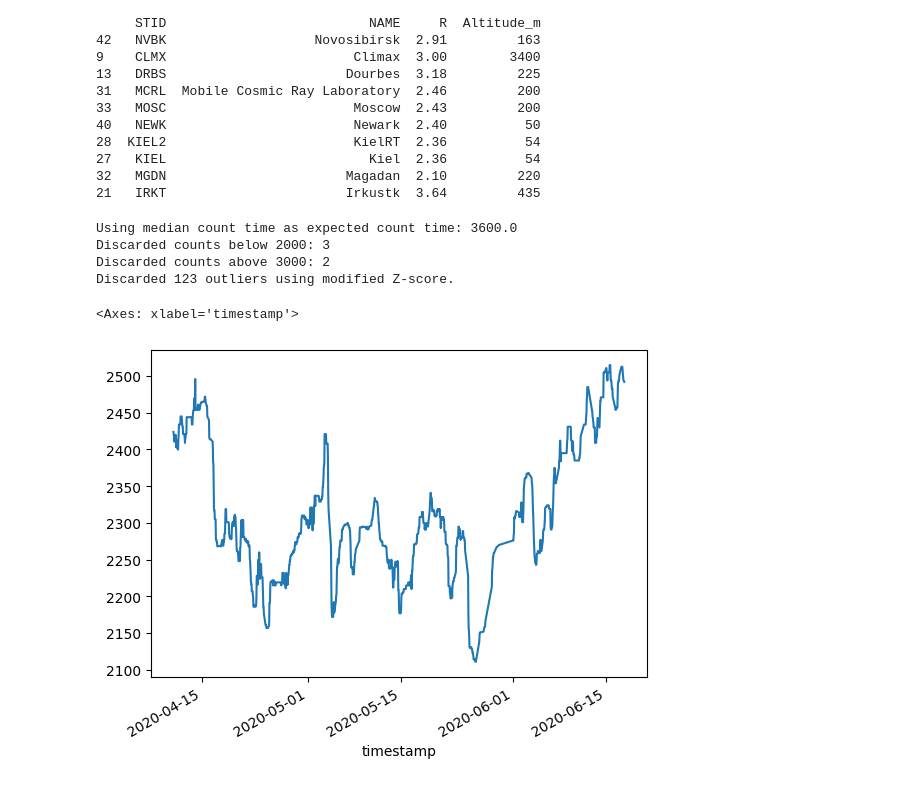
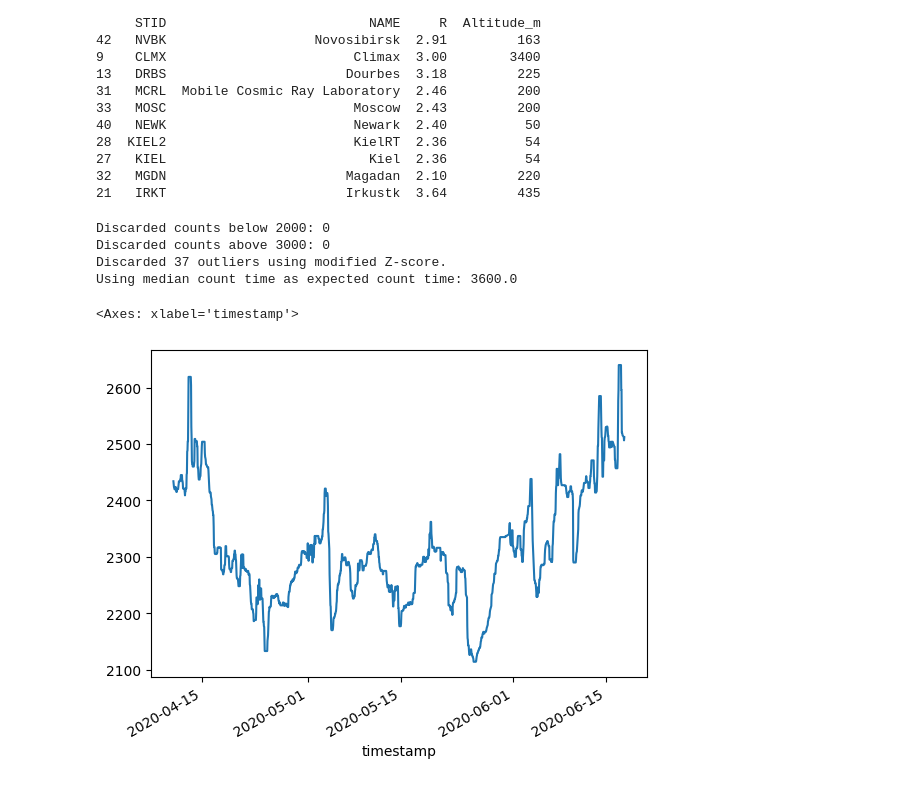
Before and after one commit to soilwater/crnpy, a Jupyter notebook: docs/examples/stationary/example_RDT_station.ipynb, the cells around one changed output. Saved outputs shown, nothing was run; the diff lists cells and outputs as text; code cells hidden in the pictures.

```diff
--- a/docs/examples/stationary/example_RDT_station.ipynb
+++ b/docs/examples/stationary/example_RDT_station.ipynb
@@ -88,22 +88,22 @@ Your cutoff rigidity is 2.87 GV
 # Fill NaN values in atmospheric data
 df[['pressure', 'RH', 'T']] = crnpy.fill_missing_atm(df[['pressure', 'RH', 'T']])
 # Correct count by atmospheric variables and incoming flux
+df['total_counts']=crnpy.drop_outlier(df['total_counts'], min_counts=2000, max_counts=3000)
+df['total_counts']=crnpy.fill_counts(df['total_counts'])
 df['corrected']=crnpy.atm_correction(df['total_counts'], pressure=df['pressure'], humidity=df['RH'], temp=df['T'], Pref=df['pressure'].mean(), Aref=0, L=130, incoming_neutrons=df['incoming_flux']).dropna()
-df['counts']=crnpy.fill_counts(df['corrected'])
-df['counts']=crnpy.drop_outlier(df['counts'], min_counts=2000, max_counts=3000)
 # %% [output]
+Discarded counts below 2000: 0
+Discarded counts above 3000: 0
+Discarded 37 outliers using modified Z-score.
 Using median count time as expected count time: 3600.0
-Discarded counts below 2000: 3
-Discarded counts above 3000: 2
-Discarded 123 outliers using modified Z-score.
 # %%
 # Filter using the Savitzky-Golay filter
-df_filtered = crnpy.smooth_counts(df['counts'].dropna(), window=17, order=3)
+df_filtered = crnpy.smooth_counts(df['corrected'].dropna(), window=17, order=3)
 
 df_filtered.plot()
 # %% [output]
 <Axes: xlabel='timestamp'>
-[figure, old version]
+[figure, new version]
 # %%
 df['VWC']=crnpy.counts_to_vwc(df_filtered, N0=1300*3, bulk_density=1.3, Wlat=0.03, Wsoc=0.01)
 df['VWC'].plot()
```
Also changed, not shown: parts of 1 cell of this notebook, 4 other files.
